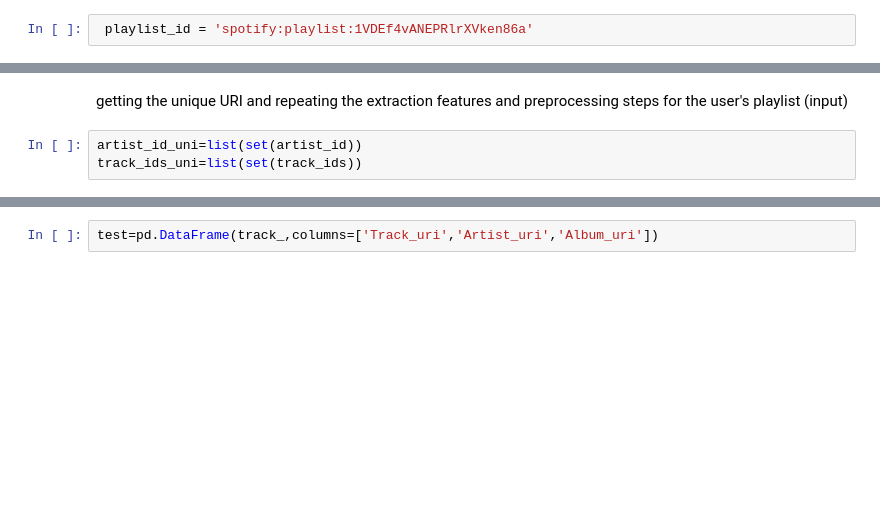
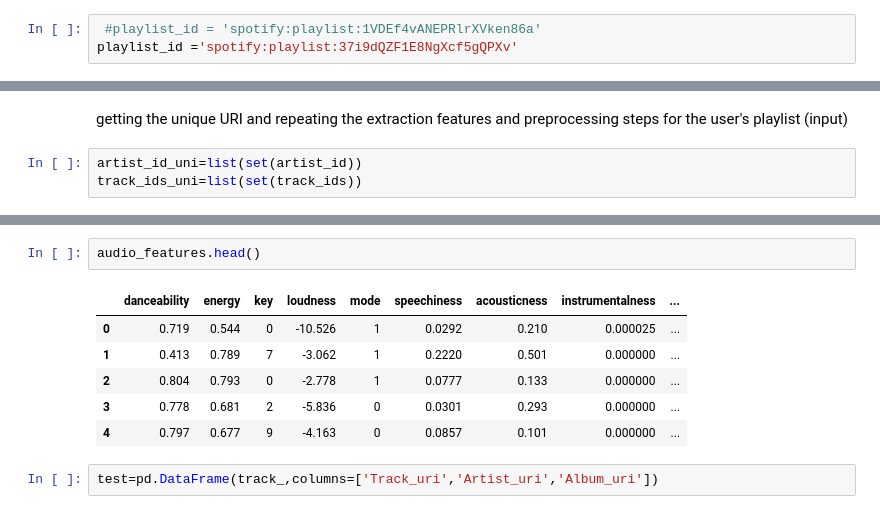
Before and after one commit to rodolfolermacontreras/Recommender_System_Songs, a Jupyter notebook: Modeling.ipynb, the cells around one changed output, grey strips where cells are left out. Cells and saved outputs as stored; diff of their text form; blank space fills up the shorter version.

```diff
--- a/Modeling.ipynb
+++ b/Modeling.ipynb
@@ -78,7 +79,8 @@ def get_IDs (playlist_id):
         artist_id.append(artist[0]['id'])
     return track_ids,artist_id
 # %%
- playlist_id = 'spotify:playlist:1VDEf4vANEPRlrXVken86a'
+ #playlist_id = 'spotify:playlist:1VDEf4vANEPRlrXVken86a'
+playlist_id ='spotify:playlist:37i9dQZF1E8NgXcf5gQPXv'
 # %%
 track_ids,artist_id = get_IDs (playlist_id)
 print (len(track_ids))
@@ -144,2 +159,11 @@ list index out of range
+# %%
+audio_features.head()
+# %% [output]
+|  | danceability | energy | key | loudness | mode | speechiness | acousticness | instrumentalness | ... |
+| 0 | 0.719 | 0.544 | 0 | -10.526 | 1 | 0.0292 | 0.210 | 0.000025 | ... |
+| 1 | 0.413 | 0.789 | 7 | -3.062 | 1 | 0.2220 | 0.501 | 0.000000 | ... |
+| 2 | 0.804 | 0.793 | 0 | -2.778 | 1 | 0.0777 | 0.133 | 0.000000 | ... |
+| 3 | 0.778 | 0.681 | 2 | -5.836 | 0 | 0.0301 | 0.293 | 0.000000 | ... |
+| 4 | 0.797 | 0.677 | 9 | -4.163 | 0 | 0.0857 | 0.101 | 0.000000 | ... |
 # %%
 test=pd.DataFrame(track_,columns=['Track_uri','Artist_uri','Album_uri'])
```
Also changed, not shown: parts of 38 cells of this notebook, 13 other files.
